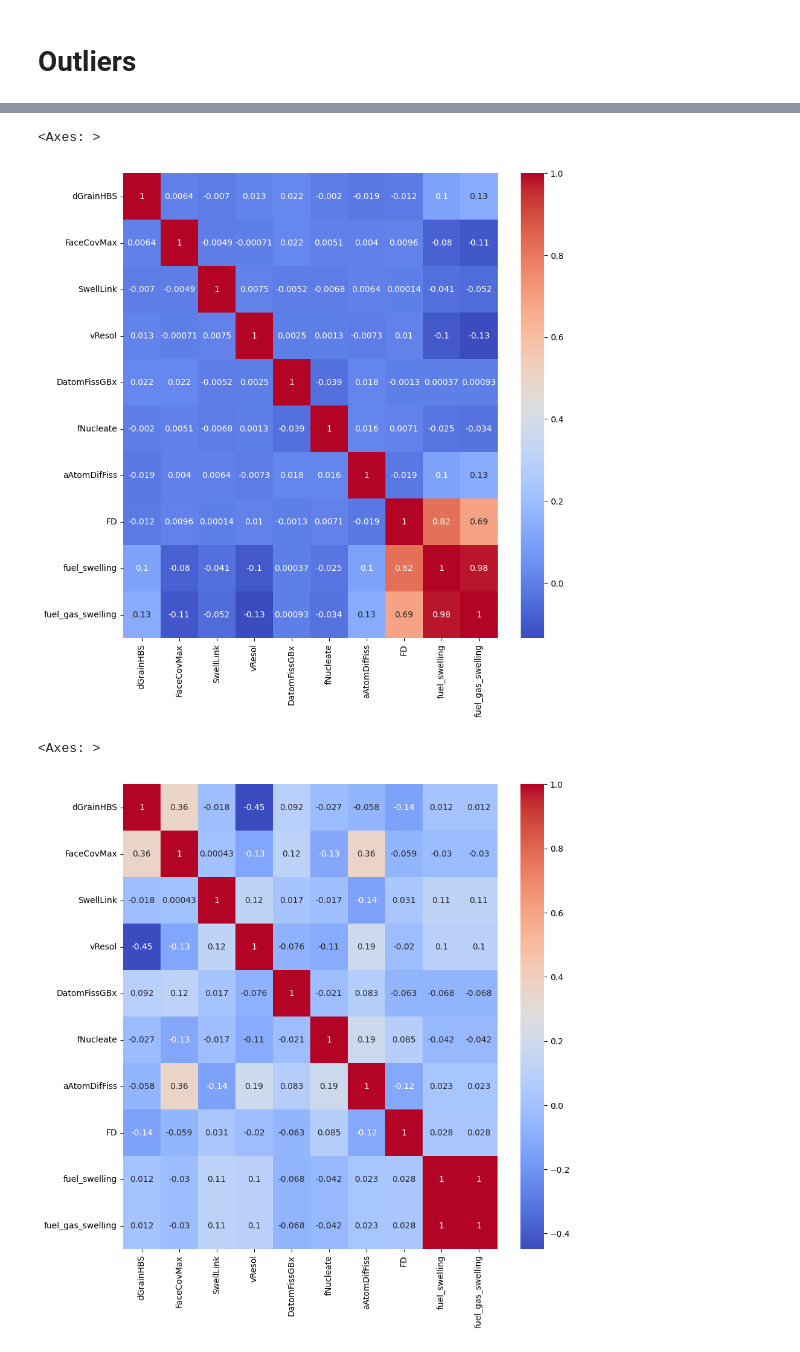
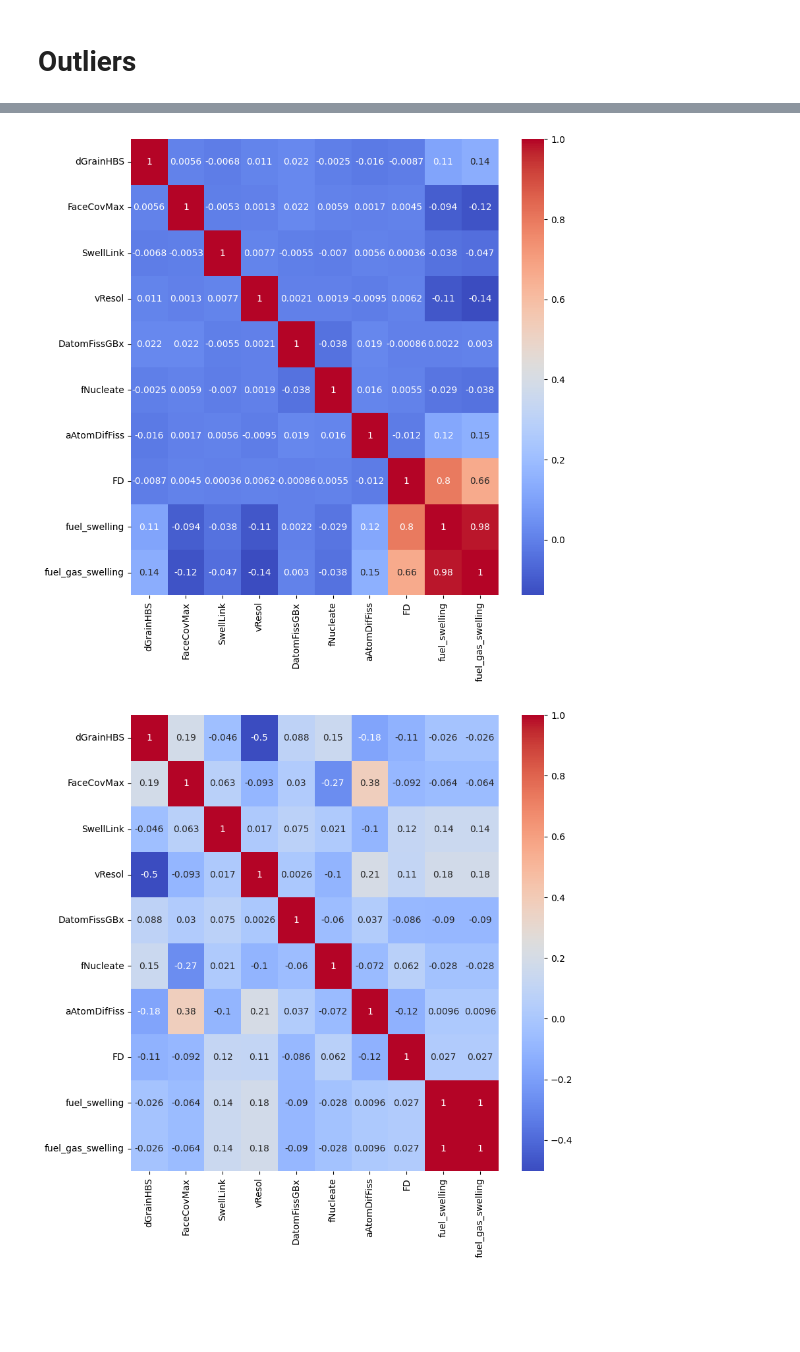
Before and after one commit to ahasan3-ncsu/wd-swelling, a Jupyter notebook: data_2025/2025-04-19/outlier.ipynb, the cells around one changed output, grey strips where cells are left out. Saved outputs shown, nothing was run; the diff lists cells and outputs as text; code cells hidden in the pictures; blank space fills up the shorter version.

```diff
--- a/data_2025/2025-04-19/outlier.ipynb
+++ b/data_2025/2025-04-19/outlier.ipynb
@@ -10,0 +9,6 @@ normie = jar[jar['fuel_swelling'] < 200]
+# %%
+cutoff = 300
+outie = jar[jar['fuel_swelling'] >= cutoff]
+normie = jar[jar['fuel_swelling'] < cutoff]
+
+print(len(outie), len(normie), len(outie)/len(normie))
@@ -37,12 +44,12 @@ sns.heatmap(jar.corr(), annot=True, cmap='coolwarm')
 # %%
-plt.figure(figsize=(10,10))
+plt.figure(figsize=(9,9))
 sns.heatmap(normie.corr(), annot=True, cmap='coolwarm')
+plt.show()
 # %% [output]
-<Axes: >
-[figure, old version]
+[figure, new version]
 # %%
-plt.figure(figsize=(10,10))
+plt.figure(figsize=(9,9))
 sns.heatmap(outie.corr(), annot=True, cmap='coolwarm')
+plt.show()
 # %% [output]
-<Axes: >
-[figure, old version]
+[figure, new version]
```
Also changed, not shown: parts of 8 cells of this notebook, 5 other files.
